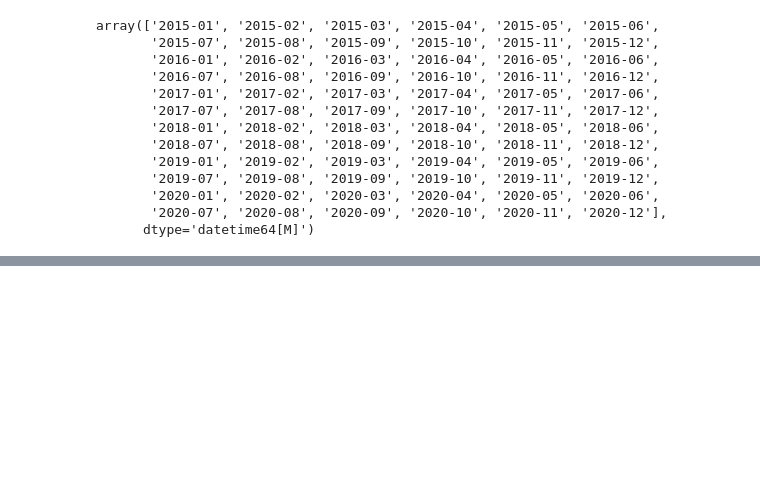
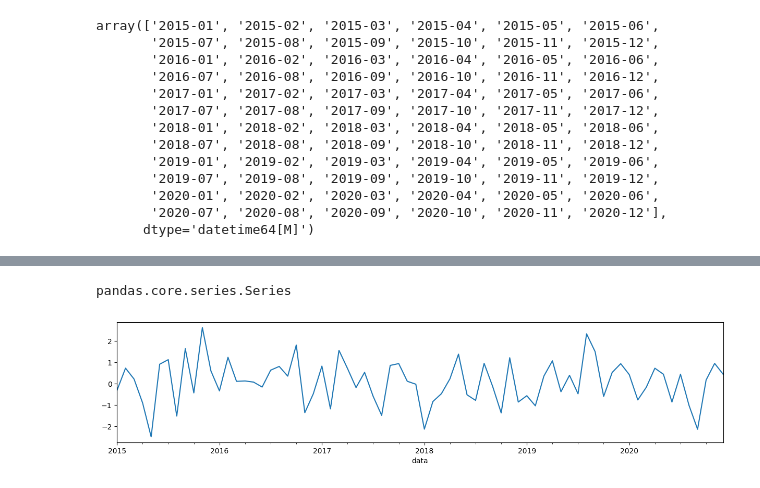
Before and after one commit to luizakuze/Cursos, a Jupyter notebook: cursos/series-temporais/fundamentos/primeiros_passos_serie.ipynb, the cells around one changed output, grey strips where cells are left out. Saved outputs shown, nothing was run; the diff lists cells and outputs as text; code cells hidden in the pictures; blank space fills up the shorter version.

Commit message:
finaliando criação inicial de séries temporais

```diff
--- a/cursos/series-temporais/fundamentos/primeiros_passos_serie.ipynb
+++ b/cursos/series-temporais/fundamentos/primeiros_passos_serie.ipynb
@@ -294,0 +308,3 @@ ValueError: Must pass 2-d input. shape=()
+# %%
+data.columns = ['data']
+data.head()
@@ -294,0 +322,3 @@ ValueError: Must pass 2-d input. shape=()
+# %%
+serie2 = pd.concat([data, dados2], axis=1) # axis = 1 são clunas, axis = 0 são linhas
+serie2 # ainda é um dataframe!!
@@ -294,0 +339,5 @@ ValueError: Must pass 2-d input. shape=()
+# %%
+# transformando efetivamente em uma série
+# tendo como valores a coluna 'valores' e como índices a coluna 'data'
+serie2 = pd.Series(serie2['valores'].values, index = serie2['data'])
+serie2
@@ -294,0 +358,9 @@ ValueError: Must pass 2-d input. shape=()
+# %%
+type(serie2)
+# %% [output]
+pandas.core.series.Series
+# %%
+serie2.plot()
+plt.show()
+# %% [output]
+[figure, added]
```
Also changed, not shown: parts of 33 cells of this notebook.
